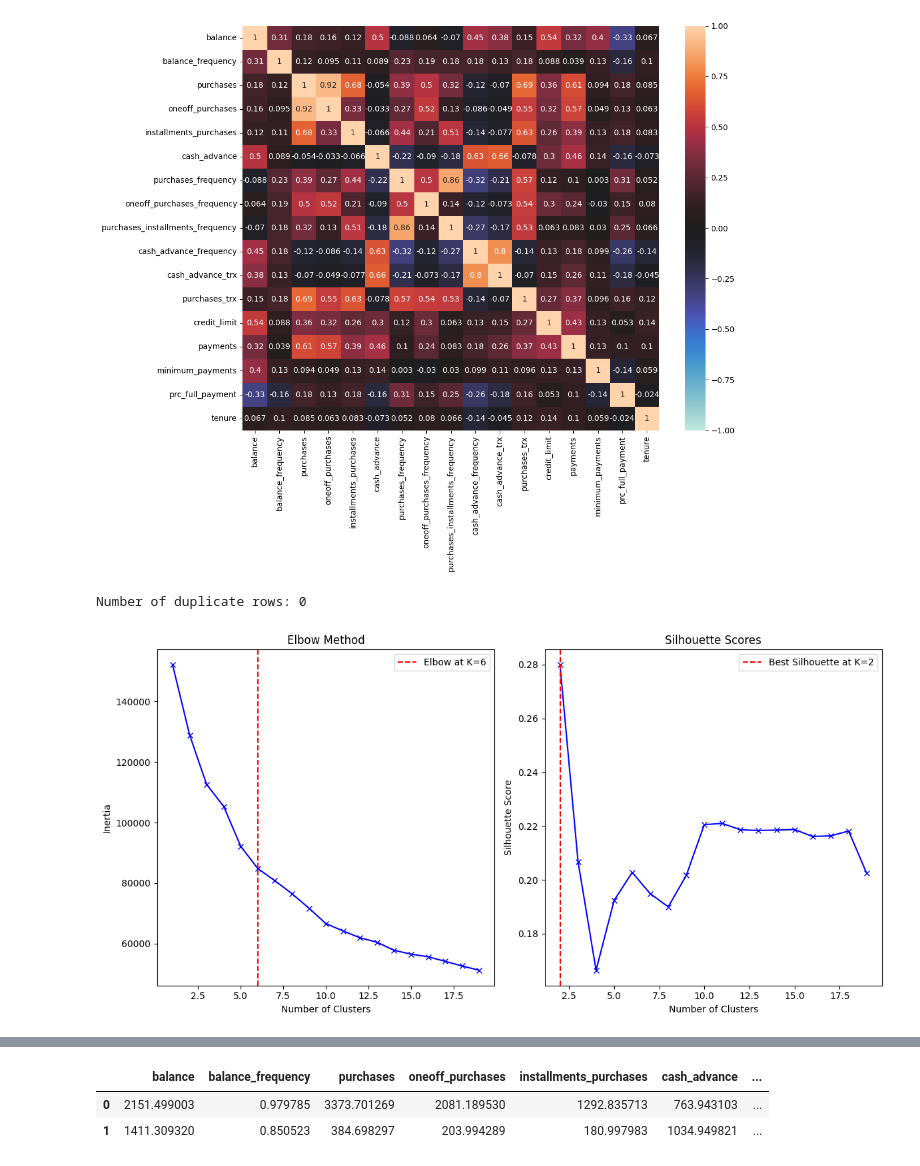
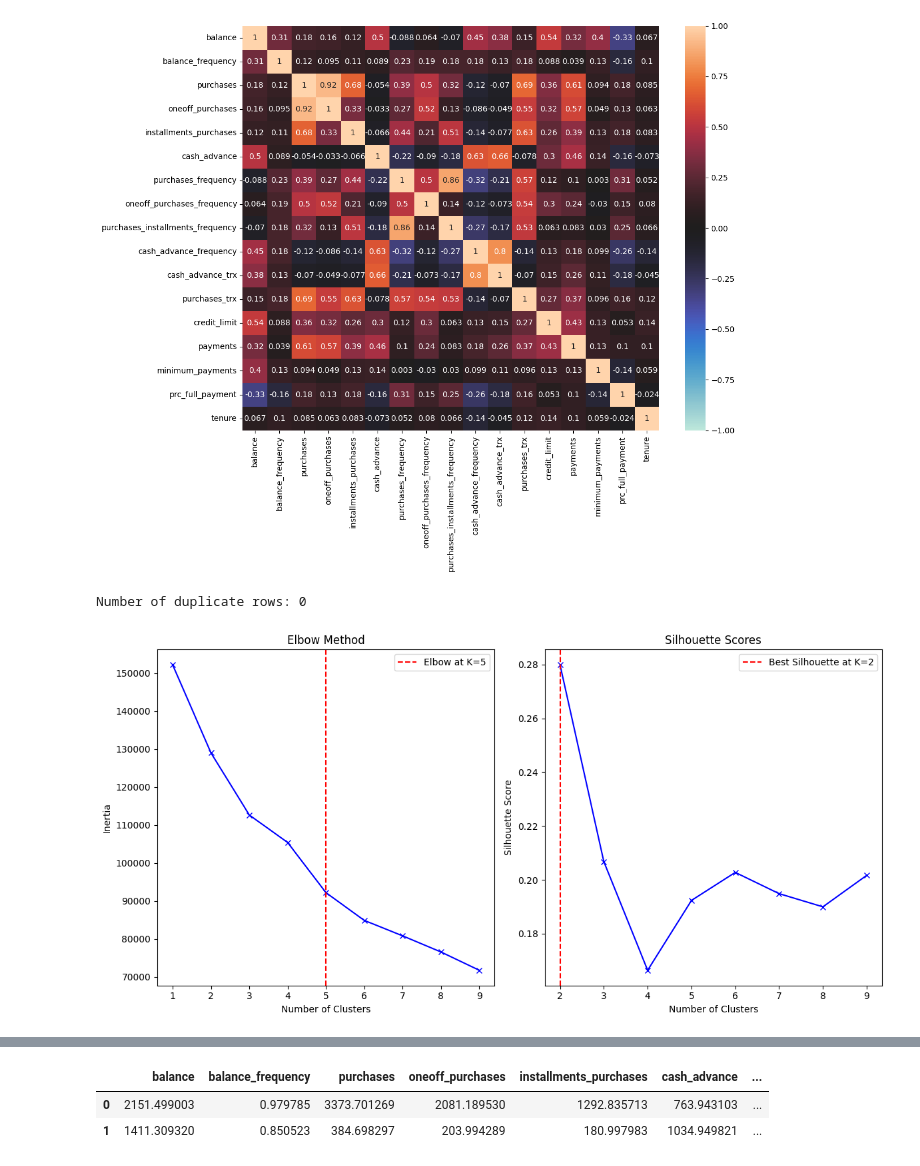
Before and after one commit to josephxlp/FinMLA, a Jupyter notebook: CreditCardSegmentation.ipynb, the cells around one changed output, grey strips where cells are left out. Saved outputs shown, nothing was run; the diff lists cells and outputs as text; code cells hidden in the pictures.

```diff
--- a/CreditCardSegmentation.ipynb
+++ b/CreditCardSegmentation.ipynb
@@ -495,14 +372,14 @@ def apply_kmeans(df_scaled, best_k):
 # %%
 dfc = creditcard_df.copy()
 df = preprocess_dataframe(dfc)
 df = handle_missing_values(df, strategy='fill', column_specific_strategy={'minimum_payment': 'median'})
 check_duplicates(df)
 df = drop_duplicates(df)
 df_scaled, scaler = standardize_data(df)
-best_k, elbow_k, best_silhouette_k = find_best_k(df_scaled)
+best_k, elbow_k, best_silhouette_k = find_best_k(df_scaled,10)
 # %% [output]
 Number of duplicate rows: 0
-[figure, old version]
+[figure, new version]
 # %%
 # no agreement between the two methods on the value of K. Move on with both, and see what's more accurate by consulting exp. opinion
 # %%
```
Also changed, not shown: parts of 17 cells of this notebook.
